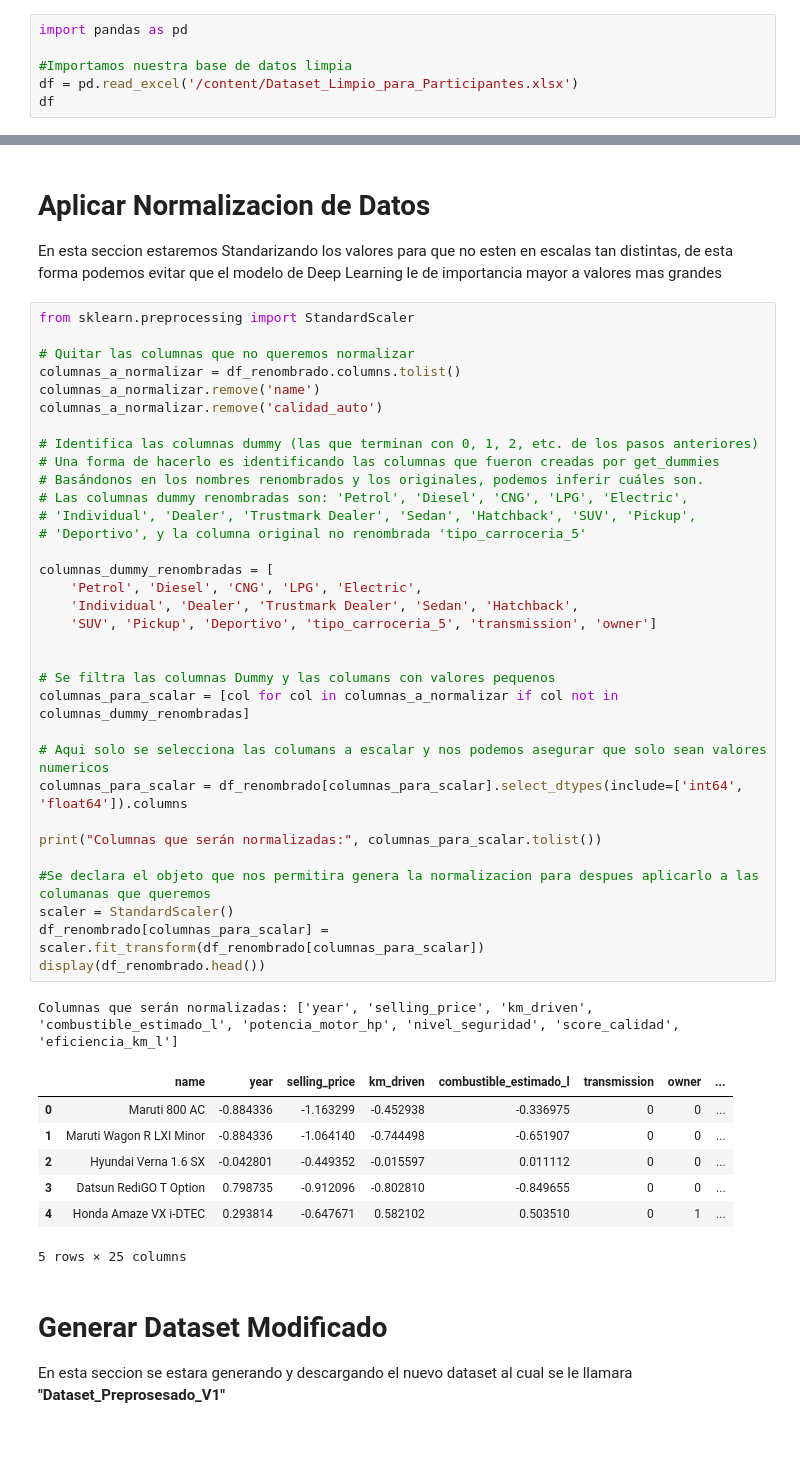
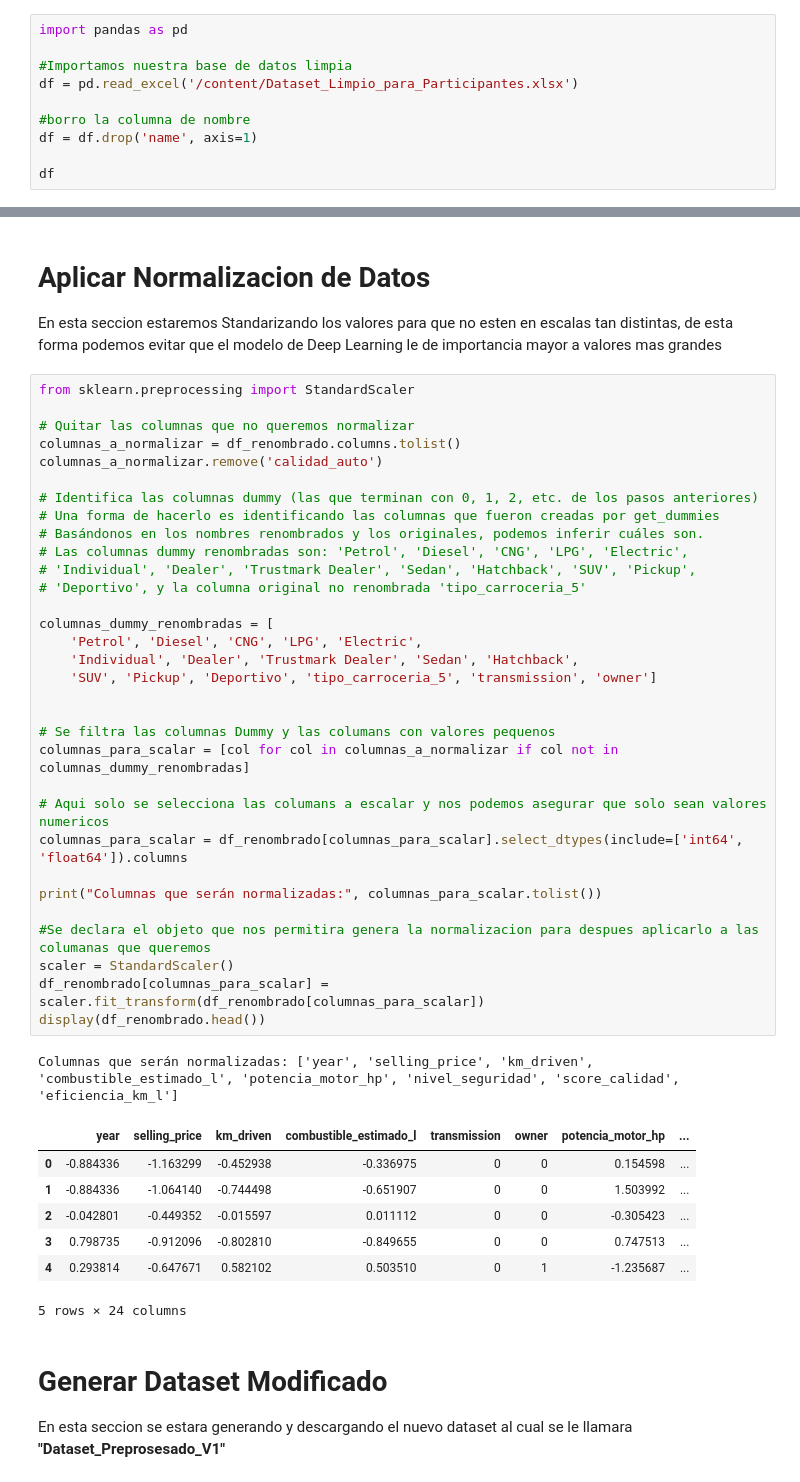
Before and after one commit to GorgeLop07/HACKATON---InnovaLab, a Jupyter notebook: LimpiezaDeBaseDeDatos.ipynb, the cells around one changed output, grey strips where cells are left out. Drawn from its saved outputs; the diff is of its cells as text; blank space fills up the shorter version.

```diff
--- a/LimpiezaDeBaseDeDatos.ipynb
+++ b/LimpiezaDeBaseDeDatos.ipynb
@@ -16,5 +16,9 @@ import pandas as pd
 
 #Importamos nuestra base de datos limpia
 df = pd.read_excel('/content/Dataset_Limpio_para_Participantes.xlsx')
+
+#borro la columna de nombre
+df = df.drop('name', axis=1)
+
 df
 # %% [output]
@@ -173,43 +179,42 @@ from sklearn.preprocessing import StandardScaler
 
 # Quitar las columnas que no queremos normalizar
 columnas_a_normalizar = df_renombrado.columns.tolist()
-columnas_a_normalizar.remove('name')
 columnas_a_normalizar.remove('calidad_auto')
 
 # Identifica las columnas dummy (las que terminan con 0, 1, 2, etc. de los pasos anteriores)
 # Una forma de hacerlo es identificando las columnas que fueron creadas por get_dummies
 # Basándonos en los nombres renombrados y los originales, podemos inferir cuáles son.
 # Las columnas dummy renombradas son: 'Petrol', 'Diesel', 'CNG', 'LPG', 'Electric',
 # 'Individual', 'Dealer', 'Trustmark Dealer', 'Sedan', 'Hatchback', 'SUV', 'Pickup',
 # 'Deportivo', y la columna original no renombrada 'tipo_carroceria_5'
 
 columnas_dummy_renombradas = [
     'Petrol', 'Diesel', 'CNG', 'LPG', 'Electric',
     'Individual', 'Dealer', 'Trustmark Dealer', 'Sedan', 'Hatchback',
     'SUV', 'Pickup', 'Deportivo', 'tipo_carroceria_5', 'transmission', 'owner']
 
 
 # Se filtra las columnas Dummy y las columans con valores pequenos
 columnas_para_scalar = [col for col in columnas_a_normalizar if col not in columnas_dummy_renombradas]
 
 # Aqui solo se selecciona las columans a escalar y nos podemos asegurar que solo sean valores numericos
 columnas_para_scalar = df_renombrado[columnas_para_scalar].select_dtypes(include=['int64', 'float64']).columns
 
 print("Columnas que serán normalizadas:", columnas_para_scalar.tolist())
 
 #Se declara el objeto que nos permitira genera la normalizacion para despues aplicarlo a las columanas que queremos
 scaler = StandardScaler()
 df_renombrado[columnas_para_scalar] = scaler.fit_transform(df_renombrado[columnas_para_scalar])
 display(df_renombrado.head())
 # %% [output]
 Columnas que serán normalizadas: ['year', 'selling_price', 'km_driven', 'combustible_estimado_l', 'potencia_motor_hp', 'nivel_seguridad', 'score_calidad', 'eficiencia_km_l']
-|  | name | year | selling_price | km_driven | combustible_estimado_l | transmission | owner | ... |
-| 0 | Maruti 800 AC | -0.884336 | -1.163299 | -0.452938 | -0.336975 | 0 | 0 | ... |
-| 1 | Maruti Wagon R LXI Minor | -0.884336 | -1.064140 | -0.744498 | -0.651907 | 0 | 0 | ... |
-| 2 | Hyundai Verna 1.6 SX | -0.042801 | -0.449352 | -0.015597 | 0.011112 | 0 | 0 | ... |
-| 3 | Datsun RediGO T Option | 0.798735 | -0.912096 | -0.802810 | -0.849655 | 0 | 0 | ... |
-| 4 | Honda Amaze VX i-DTEC | 0.293814 | -0.647671 | 0.582102 | 0.503510 | 0 | 1 | ... |
+|  | year | selling_price | km_driven | combustible_estimado_l | transmission | owner | potencia_motor_hp | ... |
+| 0 | -0.884336 | -1.163299 | -0.452938 | -0.336975 | 0 | 0 | 0.154598 | ... |
+| 1 | -0.884336 | -1.064140 | -0.744498 | -0.651907 | 0 | 0 | 1.503992 | ... |
+| 2 | -0.042801 | -0.449352 | -0.015597 | 0.011112 | 0 | 0 | -0.305423 | ... |
+| 3 | 0.798735 | -0.912096 | -0.802810 | -0.849655 | 0 | 0 | 0.747513 | ... |
+| 4 | 0.293814 | -0.647671 | 0.582102 | 0.503510 | 0 | 1 | -1.235687 | ... |
-5 rows × 25 columns
+5 rows × 24 columns
 # %% [markdown]
 # **Generar Dataset Modificado**
 
```
Also changed, not shown: parts of 5 cells of this notebook.
